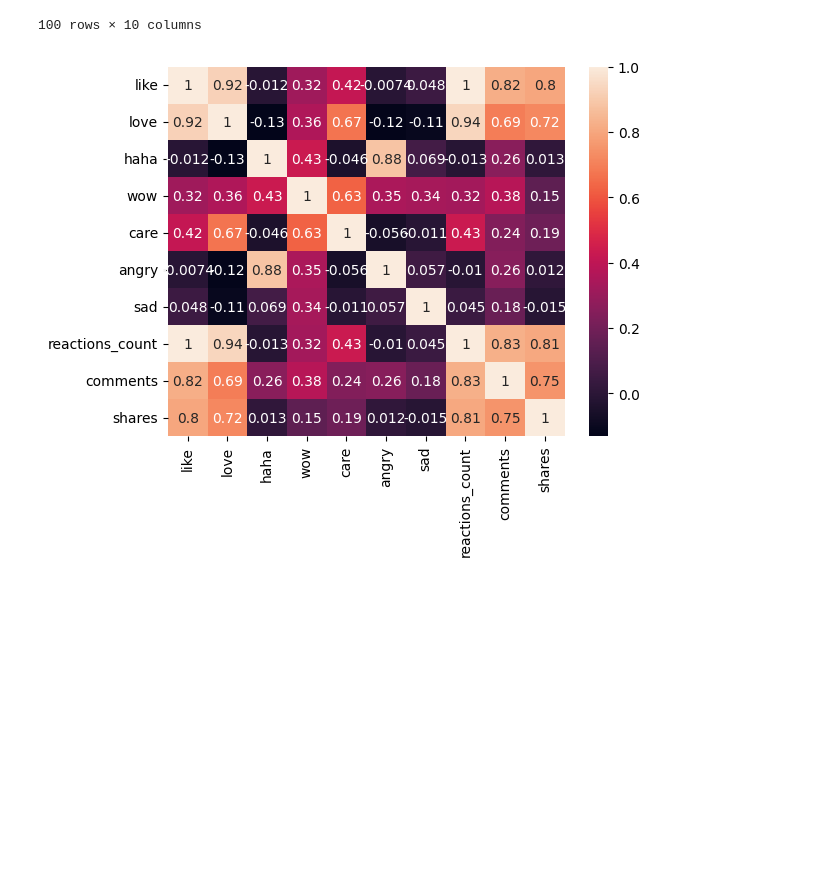
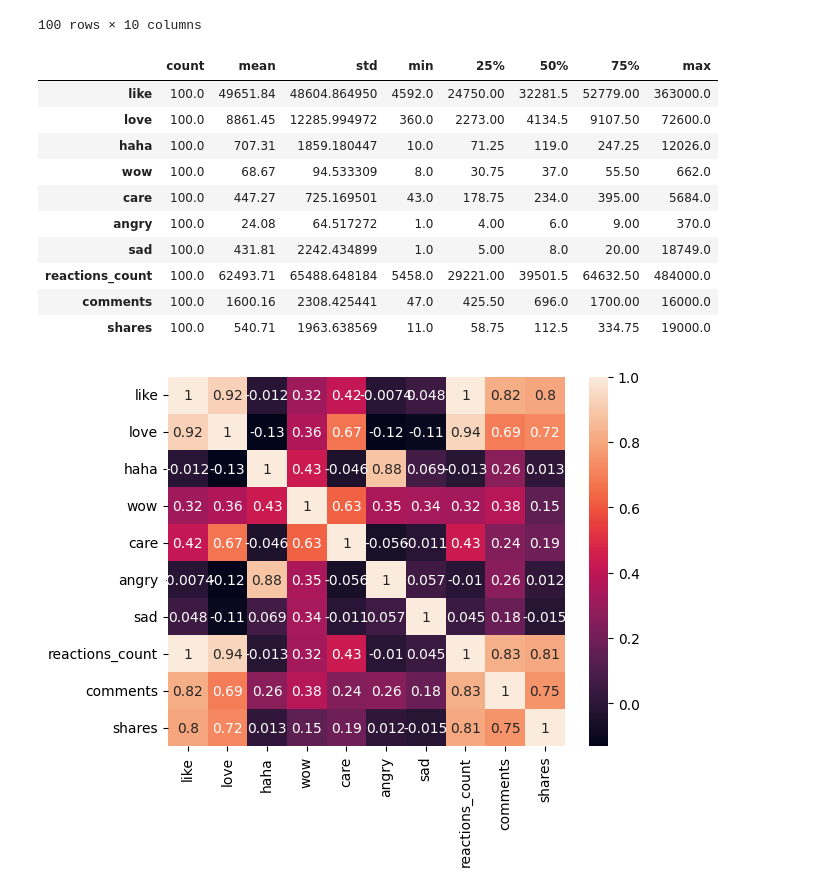
Before and after one commit to phulocnguyen/Facebook-Data-Analysis, a Jupyter notebook: Prediction.ipynb, the cells around one changed output. Cells and saved outputs as stored; diff of their text form; code cells hidden in the pictures; blank space fills up the shorter version.

```diff
--- a/Prediction.ipynb
+++ b/Prediction.ipynb
@@ -156,6 +136,20 @@ df_interactions
 | 98 | 15000.0 | 3000.0 | 119.0 | 37.0 | 234.0 | 6.0 | 8.0 | 20000 | 155 | 27 |
 | 99 | 15000.0 | 3000.0 | 119.0 | 37.0 | 234.0 | 6.0 | 8.0 | 20000 | 739 | 40 |
 100 rows × 10 columns
+# %%
+df_interactions.describe().T
+# %% [output]
+|  | count | mean | std | min | 25% | 50% | 75% | max |
+| like | 100.0 | 49651.84 | 48604.864950 | 4592.0 | 24750.00 | 32281.5 | 52779.00 | 363000.0 |
+| love | 100.0 | 8861.45 | 12285.994972 | 360.0 | 2273.00 | 4134.5 | 9107.50 | 72600.0 |
+| haha | 100.0 | 707.31 | 1859.180447 | 10.0 | 71.25 | 119.0 | 247.25 | 12026.0 |
+| wow | 100.0 | 68.67 | 94.533309 | 8.0 | 30.75 | 37.0 | 55.50 | 662.0 |
+| care | 100.0 | 447.27 | 725.169501 | 43.0 | 178.75 | 234.0 | 395.00 | 5684.0 |
+| angry | 100.0 | 24.08 | 64.517272 | 1.0 | 4.00 | 6.0 | 9.00 | 370.0 |
+| sad | 100.0 | 431.81 | 2242.434899 | 1.0 | 5.00 | 8.0 | 20.00 | 18749.0 |
+| reactions_count | 100.0 | 62493.71 | 65488.648184 | 5458.0 | 29221.00 | 39501.5 | 64632.50 | 484000.0 |
+| comments | 100.0 | 1600.16 | 2308.425441 | 47.0 | 425.50 | 696.0 | 1700.00 | 16000.0 |
+| shares | 100.0 | 540.71 | 1963.638569 | 11.0 | 58.75 | 112.5 | 334.75 | 19000.0 |
 # %%
 sns.heatmap(df_interactions.corr(),annot=True)
 plt.show()
```
Also changed, not shown: parts of 15 cells of this notebook, 2 other files.
